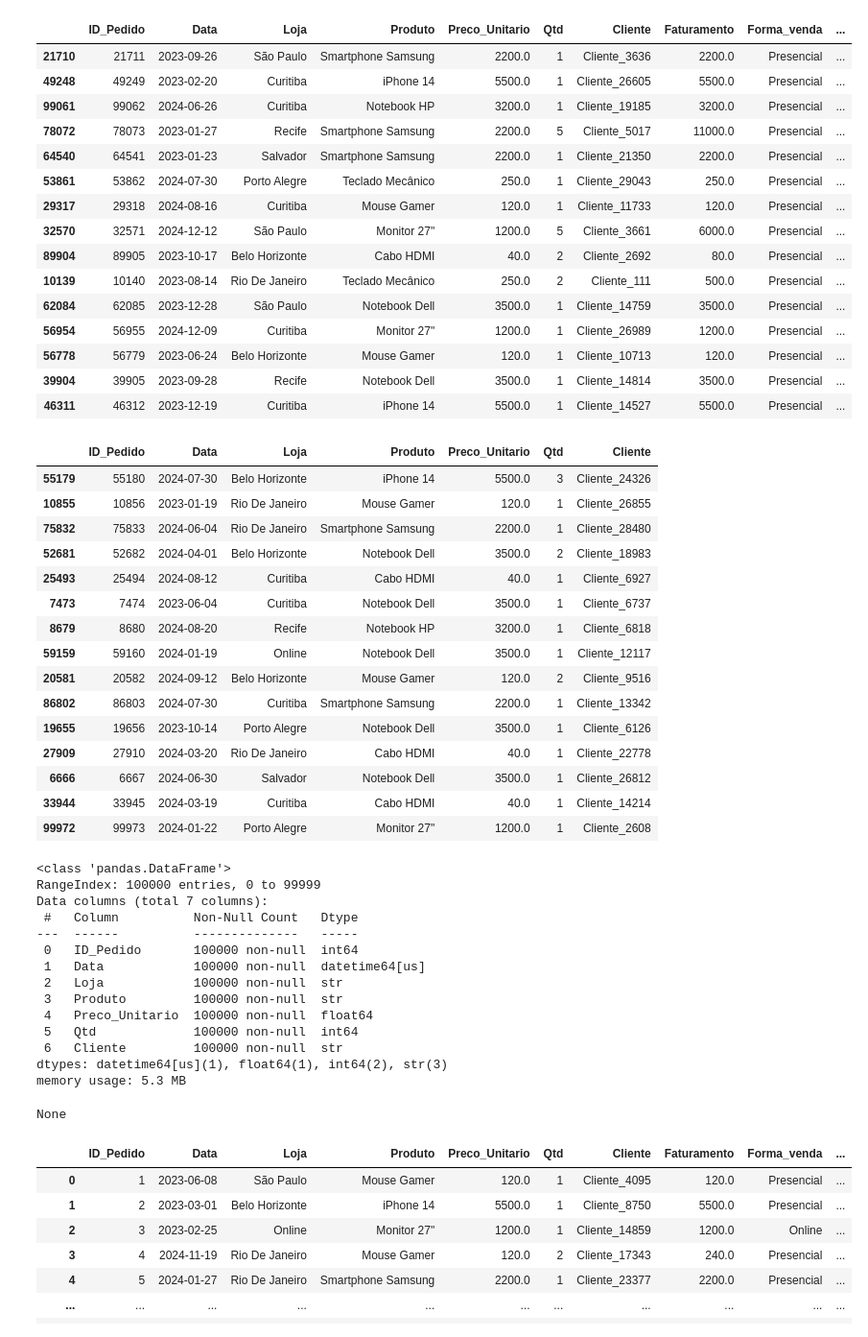
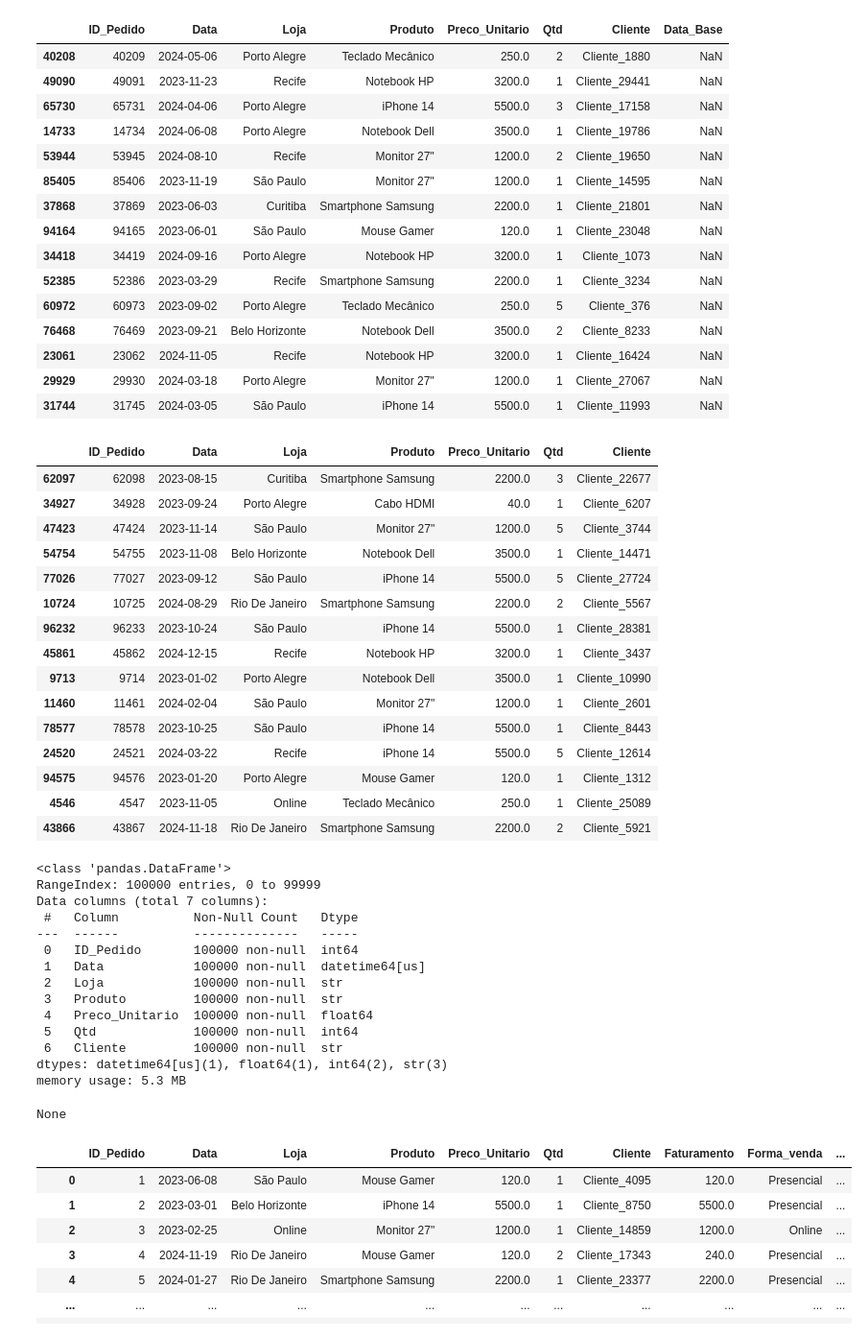
Before and after one commit to DosAnjos013/python-impressionador, a Jupyter notebook: Pandas/Pandas_supremo/main.ipynb, the cells around one changed output. Shown at 96% size. Drawn from its saved outputs; the diff is of its cells as text; code cells hidden in the pictures.

```diff
--- a/Pandas/Pandas_supremo/main.ipynb
+++ b/Pandas/Pandas_supremo/main.ipynb
@@ -4,24 +4,24 @@ import numpy as np
 # %%
 df_gerentes = pd.read_excel("gerentes_lojas.xlsx")
 df_vendas = pd.read_csv("vendas_tech.csv", low_memory=False)
-display(df_vendas_format.sample(15))
+display(df_vendas.sample(15))
 # %% [output]
-|  | ID_Pedido | Data | Loja | Produto | Preco_Unitario | Qtd | Cliente | Faturamento | Forma_venda | ... |
-| 21710 | 21711 | 2023-09-26 | São Paulo | Smartphone Samsung | 2200.0 | 1 | Cliente_3636 | 2200.0 | Presencial | ... |
-| 49248 | 49249 | 2023-02-20 | Curitiba | iPhone 14 | 5500.0 | 1 | Cliente_26605 | 5500.0 | Presencial | ... |
-| 99061 | 99062 | 2024-06-26 | Curitiba | Notebook HP | 3200.0 | 1 | Cliente_19185 | 3200.0 | Presencial | ... |
-| 78072 | 78073 | 2023-01-27 | Recife | Smartphone Samsung | 2200.0 | 5 | Cliente_5017 | 11000.0 | Presencial | ... |
-| 64540 | 64541 | 2023-01-23 | Salvador | Smartphone Samsung | 2200.0 | 1 | Cliente_21350 | 2200.0 | Presencial | ... |
-| 53861 | 53862 | 2024-07-30 | Porto Alegre | Teclado Mecânico | 250.0 | 1 | Cliente_29043 | 250.0 | Presencial | ... |
-| 29317 | 29318 | 2024-08-16 | Curitiba | Mouse Gamer | 120.0 | 1 | Cliente_11733 | 120.0 | Presencial | ... |
-| 32570 | 32571 | 2024-12-12 | São Paulo | Monitor 27" | 1200.0 | 5 | Cliente_3661 | 6000.0 | Presencial | ... |
-| 89904 | 89905 | 2023-10-17 | Belo Horizonte | Cabo HDMI | 40.0 | 2 | Cliente_2692 | 80.0 | Presencial | ... |
-| 10139 | 10140 | 2023-08-14 | Rio De Janeiro | Teclado Mecânico | 250.0 | 2 | Cliente_111 | 500.0 | Presencial | ... |
-| 62084 | 62085 | 2023-12-28 | São Paulo | Notebook Dell | 3500.0 | 1 | Cliente_14759 | 3500.0 | Presencial | ... |
-| 56954 | 56955 | 2024-12-09 | Curitiba | Monitor 27" | 1200.0 | 1 | Cliente_26989 | 1200.0 | Presencial | ... |
-| 56778 | 56779 | 2023-06-24 | Belo Horizonte | Mouse Gamer | 120.0 | 1 | Cliente_10713 | 120.0 | Presencial | ... |
-| 39904 | 39905 | 2023-09-28 | Recife | Notebook Dell | 3500.0 | 1 | Cliente_14814 | 3500.0 | Presencial | ... |
-| 46311 | 46312 | 2023-12-19 | Curitiba | iPhone 14 | 5500.0 | 1 | Cliente_14527 | 5500.0 | Presencial | ... |
+|  | ID_Pedido | Data | Loja | Produto | Preco_Unitario | Qtd | Cliente | Data_Base |
+| 40208 | 40209 | 2024-05-06 | Porto Alegre | Teclado Mecânico | 250.0 | 2 | Cliente_1880 | NaN |
+| 49090 | 49091 | 2023-11-23 | Recife | Notebook HP | 3200.0 | 1 | Cliente_29441 | NaN |
+| 65730 | 65731 | 2024-04-06 | Porto Alegre | iPhone 14 | 5500.0 | 3 | Cliente_17158 | NaN |
+| 14733 | 14734 | 2024-06-08 | Porto Alegre | Notebook Dell | 3500.0 | 1 | Cliente_19786 | NaN |
+| 53944 | 53945 | 2024-08-10 | Recife | Monitor 27" | 1200.0 | 2 | Cliente_19650 | NaN |
+| 85405 | 85406 | 2023-11-19 | São Paulo | Monitor 27" | 1200.0 | 1 | Cliente_14595 | NaN |
+| 37868 | 37869 | 2023-06-03 | Curitiba | Smartphone Samsung | 2200.0 | 1 | Cliente_21801 | NaN |
+| 94164 | 94165 | 2023-06-01 | São Paulo | Mouse Gamer | 120.0 | 1 | Cliente_23048 | NaN |
+| 34418 | 34419 | 2024-09-16 | Porto Alegre | Notebook HP | 3200.0 | 1 | Cliente_1073 | NaN |
+| 52385 | 52386 | 2023-03-29 | Recife | Smartphone Samsung | 2200.0 | 1 | Cliente_3234 | NaN |
+| 60972 | 60973 | 2023-09-02 | Porto Alegre | Teclado Mecânico | 250.0 | 5 | Cliente_376 | NaN |
+| 76468 | 76469 | 2023-09-21 | Belo Horizonte | Notebook Dell | 3500.0 | 2 | Cliente_8233 | NaN |
+| 23061 | 23062 | 2024-11-05 | Recife | Notebook HP | 3200.0 | 1 | Cliente_16424 | NaN |
+| 29929 | 29930 | 2024-03-18 | Porto Alegre | Monitor 27" | 1200.0 | 1 | Cliente_27067 | NaN |
+| 31744 | 31745 | 2024-03-05 | São Paulo | iPhone 14 | 5500.0 | 1 | Cliente_11993 | NaN |
 # %%
 # Removendo colunas desnecessárias
 df_vendas_format = df_vendas.drop(columns=['Data_Base'])
@@ -34,6 +34,7 @@ df_vendas_format['Data'] = pd.to_datetime(df_vendas_format['Data'], format="%Y-%
 
 # Padronizando textos
 df_vendas_format['Loja'] = df_vendas_format['Loja'].str.strip().str.title()
+df_gerentes['Loja'] = df_gerentes['Loja'].str.strip().str.title()
 
 # Removendo duplicatas
 df_vendas_format = df_vendas_format.drop_duplicates(subset=['ID_Pedido'])
@@ -43,21 +44,21 @@ display(df_vendas_format.sample(15))
 display(df_vendas_format.info())
 # %% [output]
 |  | ID_Pedido | Data | Loja | Produto | Preco_Unitario | Qtd | Cliente |
-| 55179 | 55180 | 2024-07-30 | Belo Horizonte | iPhone 14 | 5500.0 | 3 | Cliente_24326 |
-| 10855 | 10856 | 2023-01-19 | Rio De Janeiro | Mouse Gamer | 120.0 | 1 | Cliente_26855 |
-| 75832 | 75833 | 2024-06-04 | Rio De Janeiro | Smartphone Samsung | 2200.0 | 1 | Cliente_28480 |
-| 52681 | 52682 | 2024-04-01 | Belo Horizonte | Notebook Dell | 3500.0 | 2 | Cliente_18983 |
-| 25493 | 25494 | 2024-08-12 | Curitiba | Cabo HDMI | 40.0 | 1 | Cliente_6927 |
-| 7473 | 7474 | 2023-06-04 | Curitiba | Notebook Dell | 3500.0 | 1 | Cliente_6737 |
-| 8679 | 8680 | 2024-08-20 | Recife | Notebook HP | 3200.0 | 1 | Cliente_6818 |
-| 59159 | 59160 | 2024-01-19 | Online | Notebook Dell | 3500.0 | 1 | Cliente_12117 |
-| 20581 | 20582 | 2024-09-12 | Belo Horizonte | Mouse Gamer | 120.0 | 2 | Cliente_9516 |
-| 86802 | 86803 | 2024-07-30 | Curitiba | Smartphone Samsung | 2200.0 | 1 | Cliente_13342 |
-| 19655 | 19656 | 2023-10-14 | Porto Alegre | Notebook Dell | 3500.0 | 1 | Cliente_6126 |
-| 27909 | 27910 | 2024-03-20 | Rio De Janeiro | Cabo HDMI | 40.0 | 1 | Cliente_22778 |
-| 6666 | 6667 | 2024-06-30 | Salvador | Notebook Dell | 3500.0 | 1 | Cliente_26812 |
-| 33944 | 33945 | 2024-03-19 | Curitiba | Cabo HDMI | 40.0 | 1 | Cliente_14214 |
-| 99972 | 99973 | 2024-01-22 | Porto Alegre | Monitor 27" | 1200.0 | 1 | Cliente_2608 |
+| 62097 | 62098 | 2023-08-15 | Curitiba | Smartphone Samsung | 2200.0 | 3 | Cliente_22677 |
+| 34927 | 34928 | 2023-09-24 | Porto Alegre | Cabo HDMI | 40.0 | 1 | Cliente_6207 |
+| 47423 | 47424 | 2023-11-14 | São Paulo | Monitor 27" | 1200.0 | 5 | Cliente_3744 |
+| 54754 | 54755 | 2023-11-08 | Belo Horizonte | Notebook Dell | 3500.0 | 1 | Cliente_14471 |
+| 77026 | 77027 | 2023-09-12 | São Paulo | iPhone 14 | 5500.0 | 5 | Cliente_27724 |
+| 10724 | 10725 | 2024-08-29 | Rio De Janeiro | Smartphone Samsung | 2200.0 | 2 | Cliente_5567 |
+| 96232 | 96233 | 2023-10-24 | São Paulo | iPhone 14 | 5500.0 | 1 | Cliente_28381 |
+| 45861 | 45862 | 2024-12-15 | Recife | Notebook HP | 3200.0 | 1 | Cliente_3437 |
+| 9713 | 9714 | 2023-01-02 | Porto Alegre | Notebook Dell | 3500.0 | 1 | Cliente_10990 |
+| 11460 | 11461 | 2024-02-04 | São Paulo | Monitor 27" | 1200.0 | 1 | Cliente_2601 |
+| 78577 | 78578 | 2023-10-25 | São Paulo | iPhone 14 | 5500.0 | 1 | Cliente_8443 |
+| 24520 | 24521 | 2024-03-22 | Recife | iPhone 14 | 5500.0 | 5 | Cliente_12614 |
+| 94575 | 94576 | 2023-01-20 | Porto Alegre | Mouse Gamer | 120.0 | 1 | Cliente_1312 |
+| 4546 | 4547 | 2023-11-05 | Online | Teclado Mecânico | 250.0 | 1 | Cliente_25089 |
+| 43866 | 43867 | 2024-11-18 | Rio De Janeiro | Smartphone Samsung | 2200.0 | 2 | Cliente_5921 |
 <class 'pandas.DataFrame'>
 RangeIndex: 100000 entries, 0 to 99999
 Data columns (total 7 columns):
```
Also changed, not shown: parts of 3 cells of this notebook.
